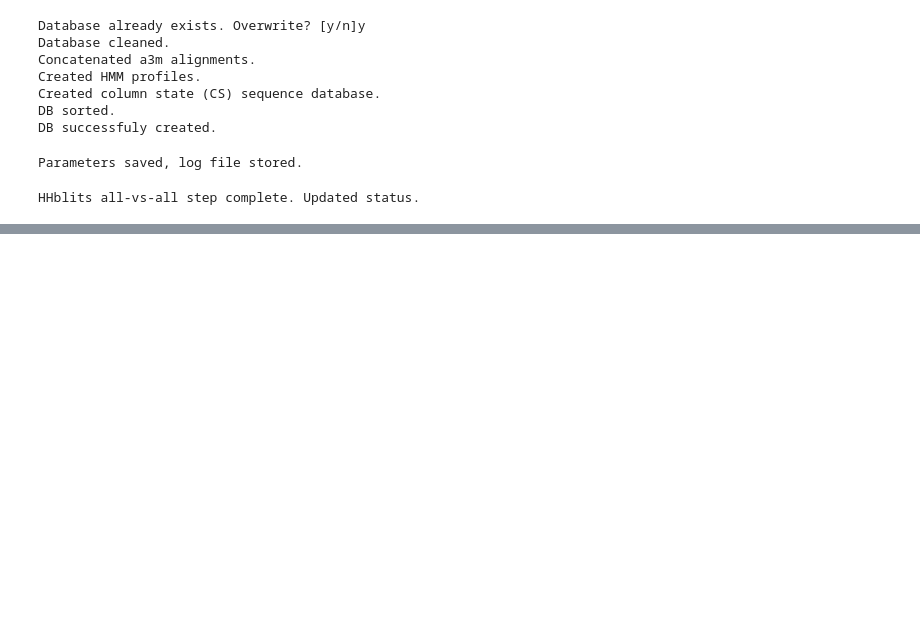
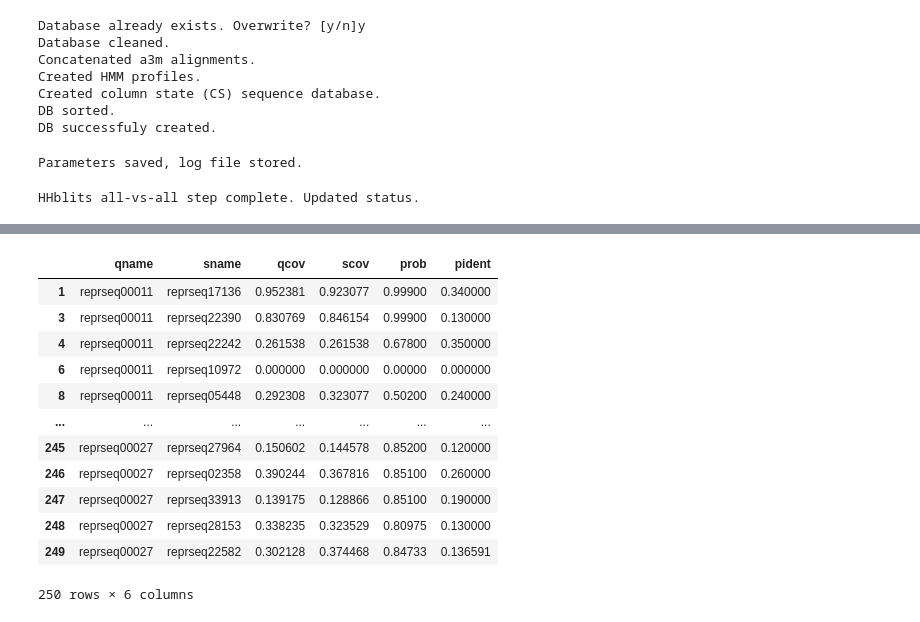
Before and after one commit to bioinf-mcb/phage-protein-modularity-data, a Jupyter notebook: pipeline/Workflow-Example.ipynb, the cells around one changed output, grey strips where cells are left out. Drawn from its saved outputs; the diff is of its cells as text; code cells hidden in the pictures; blank space fills up the shorter version.

```diff
--- a/pipeline/Workflow-Example.ipynb
+++ b/pipeline/Workflow-Example.ipynb
@@ -326,0 +255,3 @@ table_hhr
+# %%
+#test#
+pair_table_test = pair_table[:100]
@@ -326,0 +289,71 @@ table_hhr
+# %%
+### DEBUG
+pair_table_test = pd.read_csv(parts_dir + 'pair-table-' + str(1) + '.csv', sep=',')
+
+for i, pair in pair_table_test.iterrows():
+
+    this_pair_qname = pair['qname']
+    this_pair_sname = pair['sname']
+
+    prob_ab=0
+    prob_ba=0
+    scov_ab=0
+    scov_ba=0
+    qcov_ab=0
+    qcov_ba=0
+    pident_ab=0
+    pident_ba=0
+
+    this_pair_hits_ab = table_hhr[(table_hhr['qname'] == this_pair_qname) & (table_hhr['sname'] == this_pair_sname)]
+
+    this_pair_prob_cov_ab = get_prob_cov(this_pair_hits_ab, prob_threshold = prob_threshold)
+    if this_pair_prob_cov_ab:
+        prob_ab = this_pair_prob_cov_ab[0]
+        scov_ab = this_pair_prob_cov_ab[1]
+        qcov_ab = this_pair_prob_cov_ab[2]
+        pident_ab = this_pair_prob_cov_ab[3]
+
+
+    this_pair_hits_ba = table_hhr[(table_hhr['sname'] == this_pair_qname) & (table_hhr['qname'] == this_pair_sname)]
+
+    this_pair_prob_cov_ba = get_prob_cov(this_pair_hits_ba, prob_threshold = prob_threshold)
+    if this_pair_prob_cov_ba:
+        prob_ba = this_pair_prob_cov_ba[0]
+        scov_ba = this_pair_prob_cov_ba[1]
+        qcov_ba = this_pair_prob_cov_ba[2]
+        pident_ba = this_pair_prob_cov_ba[3]
+
+
+    min_prob = 0
+    if (prob_ab and prob_ba):
+        min_prob = min(prob_ab, prob_ba)
+    this_pair_prob = min_prob
+    this_pair_scov = min(scov_ab, scov_ba)
+    this_pair_qcov = min(qcov_ab, qcov_ba)
+    min_pident = 0
+    if (pident_ab and pident_ba):
+        min_pident = min(pident_ab, pident_ba)
+    this_pair_pident = min_pident
+
+    pair_results[i] = [this_pair_qname, this_pair_sname, this_pair_qcov,
+                       this_pair_scov, this_pair_prob, this_pair_pident]
+
+### now to dataframe and drop to file
+pair_results_df = pd.DataFrame.from_dict(pair_results, orient='index',
+                                         columns=['qname', 'sname', 'qcov', 'scov', 'prob', 'pident'])
+pair_results_df
+# pair_results_df.to_csv(families_output_dir + output_filename, index=False, float_format="%.4f")
+# %% [output]
+|  | qname | sname | qcov | scov | prob | pident |
+| 1 | reprseq00011 | reprseq17136 | 0.952381 | 0.923077 | 0.99900 | 0.340000 |
+| 3 | reprseq00011 | reprseq22390 | 0.830769 | 0.846154 | 0.99900 | 0.130000 |
+| 4 | reprseq00011 | reprseq22242 | 0.261538 | 0.261538 | 0.67800 | 0.350000 |
+| 6 | reprseq00011 | reprseq10972 | 0.000000 | 0.000000 | 0.00000 | 0.000000 |
+| 8 | reprseq00011 | reprseq05448 | 0.292308 | 0.323077 | 0.50200 | 0.240000 |
+| ... | ... | ... | ... | ... | ... | ... |
+| 245 | reprseq00027 | reprseq27964 | 0.150602 | 0.144578 | 0.85200 | 0.120000 |
+| 246 | reprseq00027 | reprseq02358 | 0.390244 | 0.367816 | 0.85100 | 0.260000 |
+| 247 | reprseq00027 | reprseq33913 | 0.139175 | 0.128866 | 0.85100 | 0.190000 |
+| 248 | reprseq00027 | reprseq28153 | 0.338235 | 0.323529 | 0.80975 | 0.130000 |
+| 249 | reprseq00027 | reprseq22582 | 0.302128 | 0.374468 | 0.84733 | 0.136591 |
+250 rows × 6 columns
```
Also changed, not shown: parts of 16 cells of this notebook, 1 other file.
